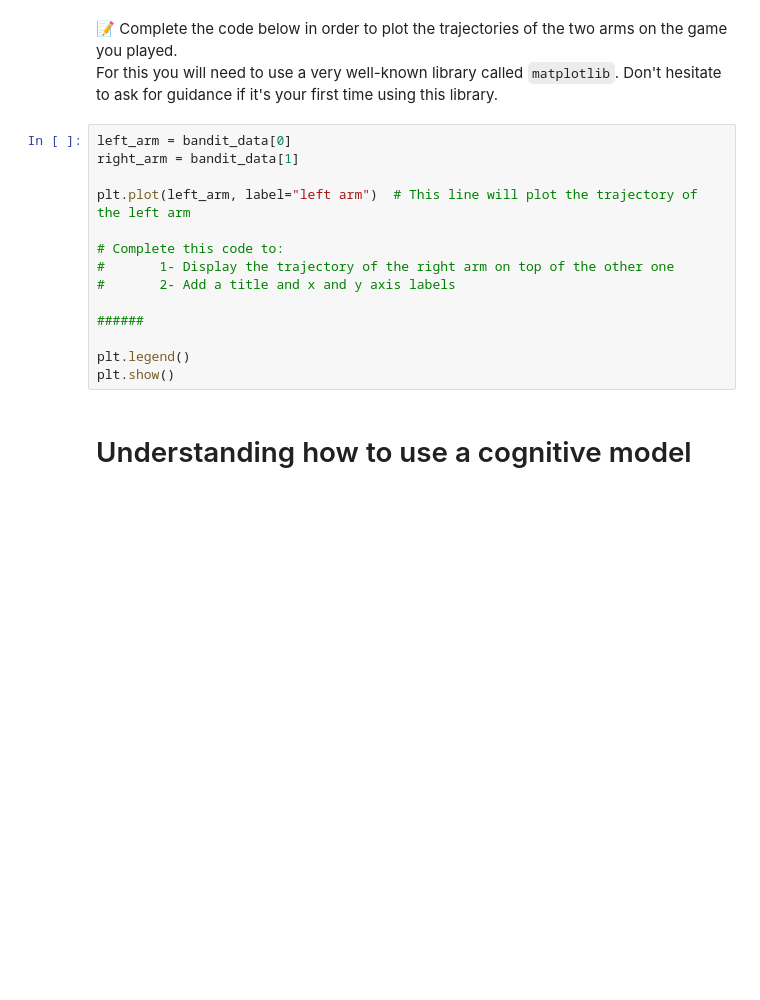
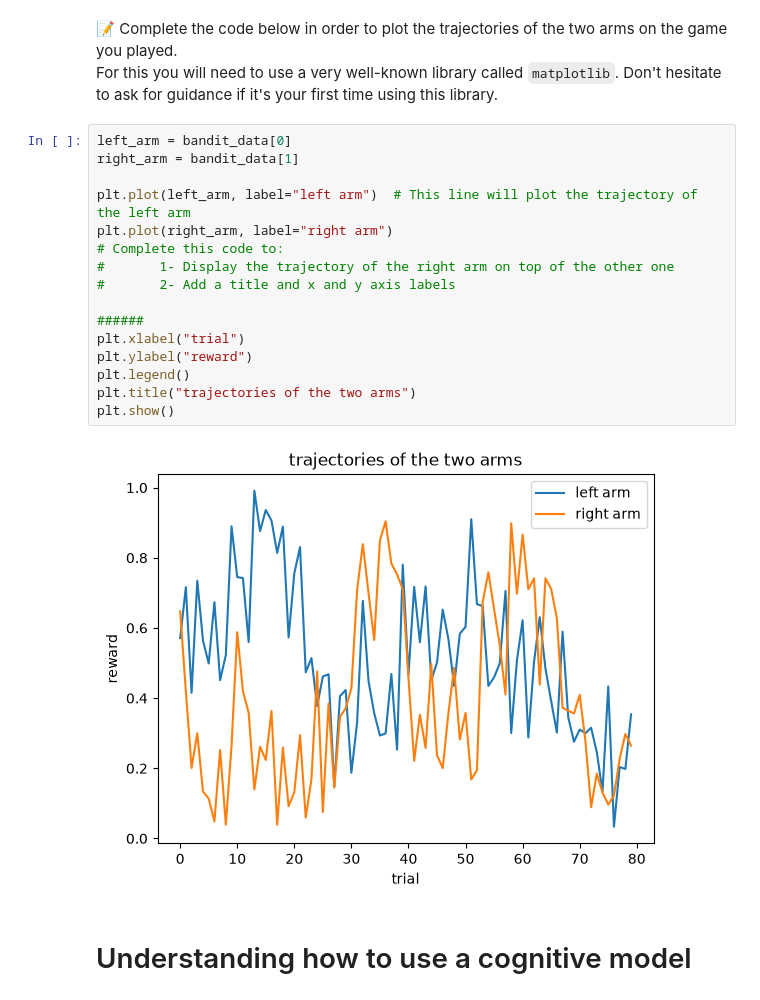
Before and after one commit to easiryne/cognitive-modeling-lab, a Jupyter notebook: TD_1/td1_notebook.ipynb, the cells around one changed output. Drawn from its saved outputs; the diff is of its cells as text; blank space fills up the shorter version.

```diff
--- a/TD_1/td1_notebook.ipynb
+++ b/TD_1/td1_notebook.ipynb
@@ -69,17 +75,21 @@ For this you will need to use a very well-known library called `matplotlib`. Don
 # %%
 left_arm = bandit_data[0]
 right_arm = bandit_data[1]
 
 plt.plot(left_arm, label="left arm")  # This line will plot the trajectory of the left arm
-
+plt.plot(right_arm, label="right arm")
 # Complete this code to:
 #       1- Display the trajectory of the right arm on top of the other one
 #       2- Add a title and x and y axis labels
 
 ######
-
+plt.xlabel("trial")
+plt.ylabel("reward")
 plt.legend()
+plt.title("trajectories of the two arms")
 plt.show()
+# %% [output]
+[figure, added]
 # %% [markdown]
 # Understanding how to use a cognitive model
 # %% [markdown]
```
Also changed, not shown: parts of 5 cells of this notebook, 1 other file.
